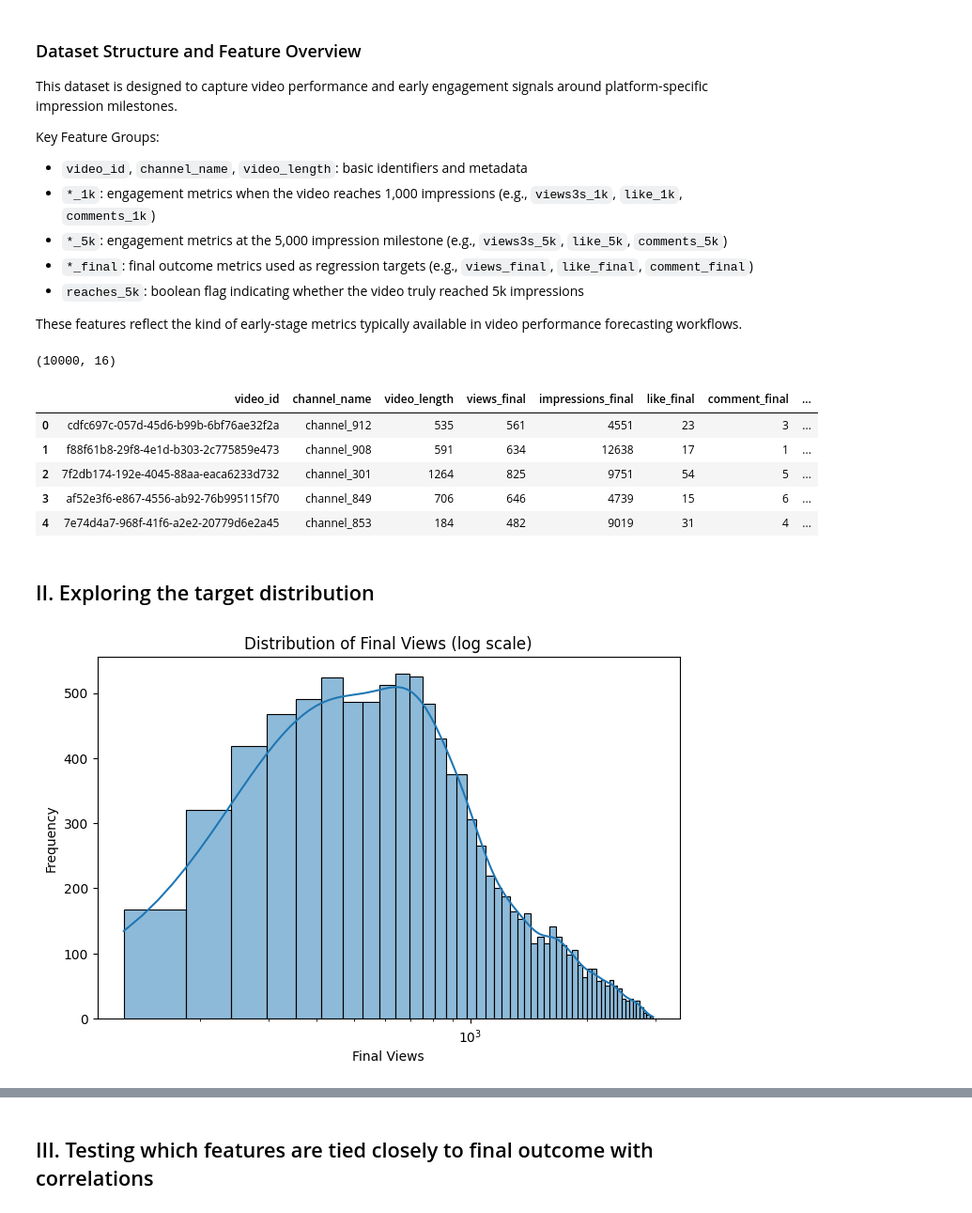
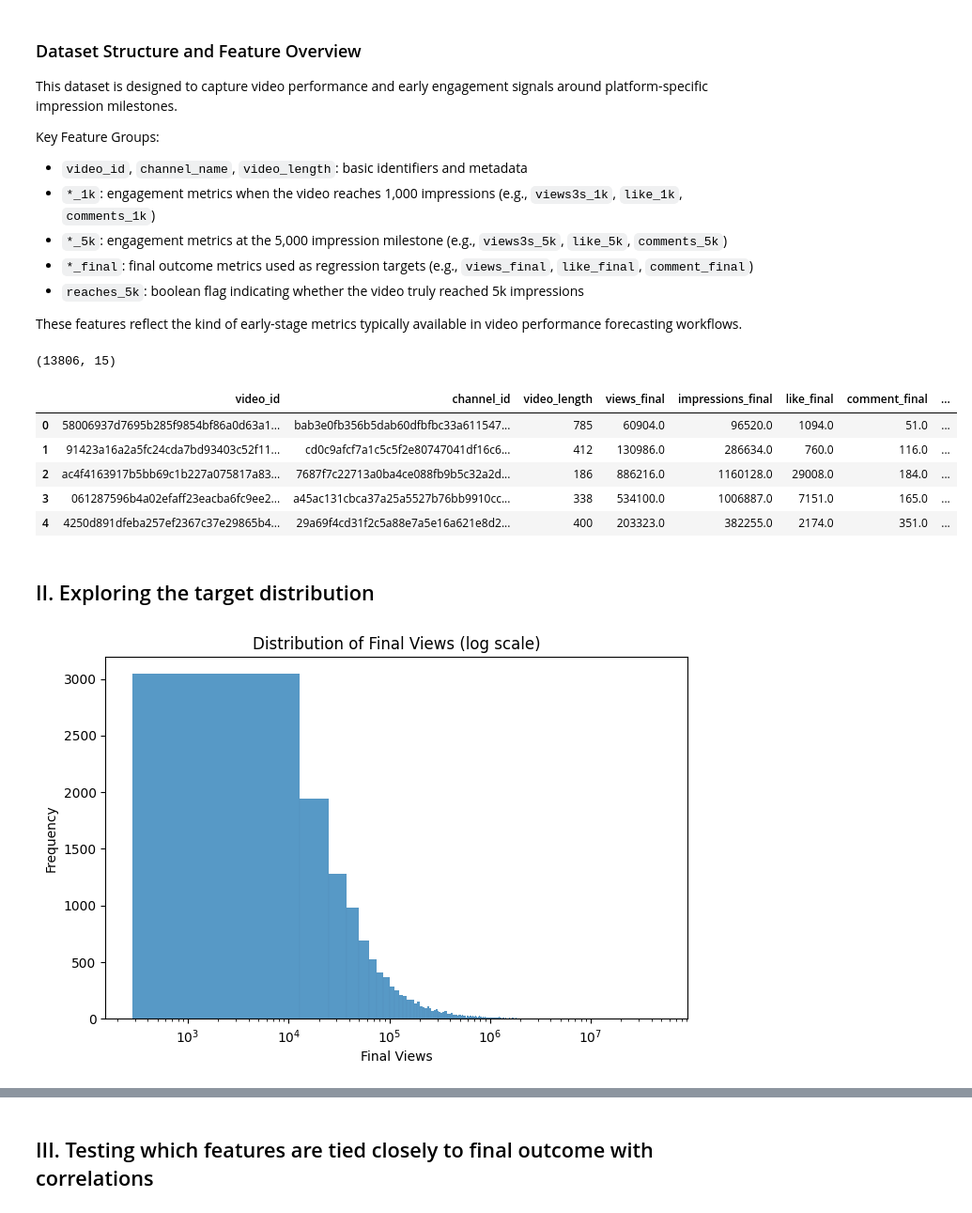
Before and after one commit to advitis/video-performance-predictor, a Jupyter notebook: notebooks/video_features_exploration.ipynb, the cells around one changed output, grey strips where cells are left out. Shown at 94% size. Drawn from its saved outputs; the diff is of its cells as text; code cells hidden in the pictures.

```diff
--- a/notebooks/video_features_exploration.ipynb
+++ b/notebooks/video_features_exploration.ipynb
@@ -23,7 +28,7 @@ import seaborn as sns
 # %%
-# Load the dataset
-file_path = '../data/video_dataset.csv'
-df = pd.read_csv(file_path)
+# ----- Step 1: Load and Preprocess Data -----
+df = pd.read_csv("../data/Video_Timeseries.csv")
+df = df.dropna().reset_index(drop=True)
 df.shape
 # %% [output]
-(10000, 16)
+(13806, 15)
@@ -30,22 +38,55 @@ df.shape
 # %%
-df.head()
+# ----- Step 2: Define and Scale Feature Sets -----
+# Original early engagement features.
+orig_features = ['views3s_1k', 'like_1k', 'comments_1k',
+                 'views3s_5k', 'like_5k', 'comments_5k']
+
+# Engineer additional rate features.
+df['openrate3s_1k'] = np.where(df['impressions_1k'] != 0, df['views3s_1k'] / df['impressions_1k'], 0)
+df['openrate3s_5k'] = np.where(df['impressions_5k'] != 0, df['views3s_5k'] / df['impressions_5k'], 0)
+df['engrate_1k'] = np.where(df['views3s_1k'] != 0, df['like_1k'] / df['views3s_1k'], 0)
+df['engrate_5k'] = np.where(df['views3s_5k'] != 0, df['like_5k'] / df['views3s_5k'], 0)
+df['commentratio_1k'] = np.where(df['like_1k'] != 0, df['comments_1k'] / df['like_1k'], 0)
+df['commentratio_5k'] = np.where(df['like_5k'] != 0, df['comments_5k'] / df['like_5k'], 0)
+eng_features = ['openrate3s_1k', 'openrate3s_5k', 'engrate_1k', 'engrate_5k',
+                'commentratio_1k', 'commentratio_5k']
+
+# Combined feature set.
+combined_features = orig_features + eng_features
+
+# For better numerical performance, scale the features.
+scaler = StandardScaler()
+X_combined = scaler.fit_transform(df[combined_features].values)
+y_log = df['log_views_final'].values
-# %% [output]
-|  | video_id | channel_name | video_length | views_final | impressions_final | like_final | comment_final | ... |
-| 0 | cdfc697c-057d-45d6-b99b-6bf76ae32f2a | channel_912 | 535 | 561 | 4551 | 23 | 3 | ... |
-| 1 | f88f61b8-29f8-4e1d-b303-2c775859e473 | channel_908 | 591 | 634 | 12638 | 17 | 1 | ... |
-| 2 | 7f2db174-192e-4045-88aa-eaca6233d732 | channel_301 | 1264 | 825 | 9751 | 54 | 5 | ... |
-| 3 | af52e3f6-e867-4556-ab92-76b995115f70 | channel_849 | 706 | 646 | 4739 | 15 | 6 | ... |
-| 4 | 7e74d4a7-968f-41f6-a2e2-20779d6e2a45 | channel_853 | 184 | 482 | 9019 | 31 | 4 | ... |
+# %%
+# normalizing the early engagement data based on impressions milestones
+df['views3s_1k'] = df['views3s_1k'] * 1000 / df['impressions_1k']
+df['like_1k'] = df['like_1k'] * 1000 / df['impressions_1k']
+df['comments_1k'] = df['comments_1k'] * 1000 / df['impressions_1k']
+df['views3s_5k'] = df['views3s_5k'] * 1000 / df['impressions_5k']
+df['like_5k'] = df['like_5k'] * 1000 / df['impressions_5k']
+df['comments_5k'] = df['comments_5k'] * 1000 / df['impressions_5k']
+
+# drop the impressions columns
+# df = df.drop(columns=['impressions_1k', 'impressions_5k'])
+df.head()
+# %% [output]
+|  | video_id | channel_id | video_length | views_final | impressions_final | like_final | comment_final | ... |
+| 0 | 58006937d7695b285f9854bf86a0d63a1... | bab3e0fb356b5dab60dfbfbc33a611547... | 785 | 60904.0 | 96520.0 | 1094.0 | 51.0 | ... |
+| 1 | 91423a16a2a5fc24cda7bd93403c52f11... | cd0c9afcf7a1c5c5f2e80747041df16c6... | 412 | 130986.0 | 286634.0 | 760.0 | 116.0 | ... |
+| 2 | ac4f4163917b5bb69c1b227a075817a83... | 7687f7c22713a0ba4ce088fb9b5c32a2d... | 186 | 886216.0 | 1160128.0 | 29008.0 | 184.0 | ... |
+| 3 | 061287596b4a02efaff23eacba6fc9ee2... | a45ac131cbca37a25a5527b76bb9910cc... | 338 | 534100.0 | 1006887.0 | 7151.0 | 165.0 | ... |
+| 4 | 4250d891dfeba257ef2367c37e29865b4... | 29a69f4cd31f2c5a88e7a5e16a621e8d2... | 400 | 203323.0 | 382255.0 | 2174.0 | 351.0 | ... |
 # %% [markdown]
 ## II. Exploring the target distribution
 # %%
 # Histogram of final views
 plt.figure(figsize=(8, 5))
-sns.histplot(df['views_final'], bins=50, kde=True)
+sns.histplot(df['views_final'])
 plt.xscale("log")
 plt.title("Distribution of Final Views (log scale)")
 plt.xlabel("Final Views")
 plt.ylabel("Frequency")
 plt.show()
 # %% [output]
-[figure, old version]
+[figure, new version]
```
Also changed, not shown: parts of 20 cells of this notebook, 21 other files.
